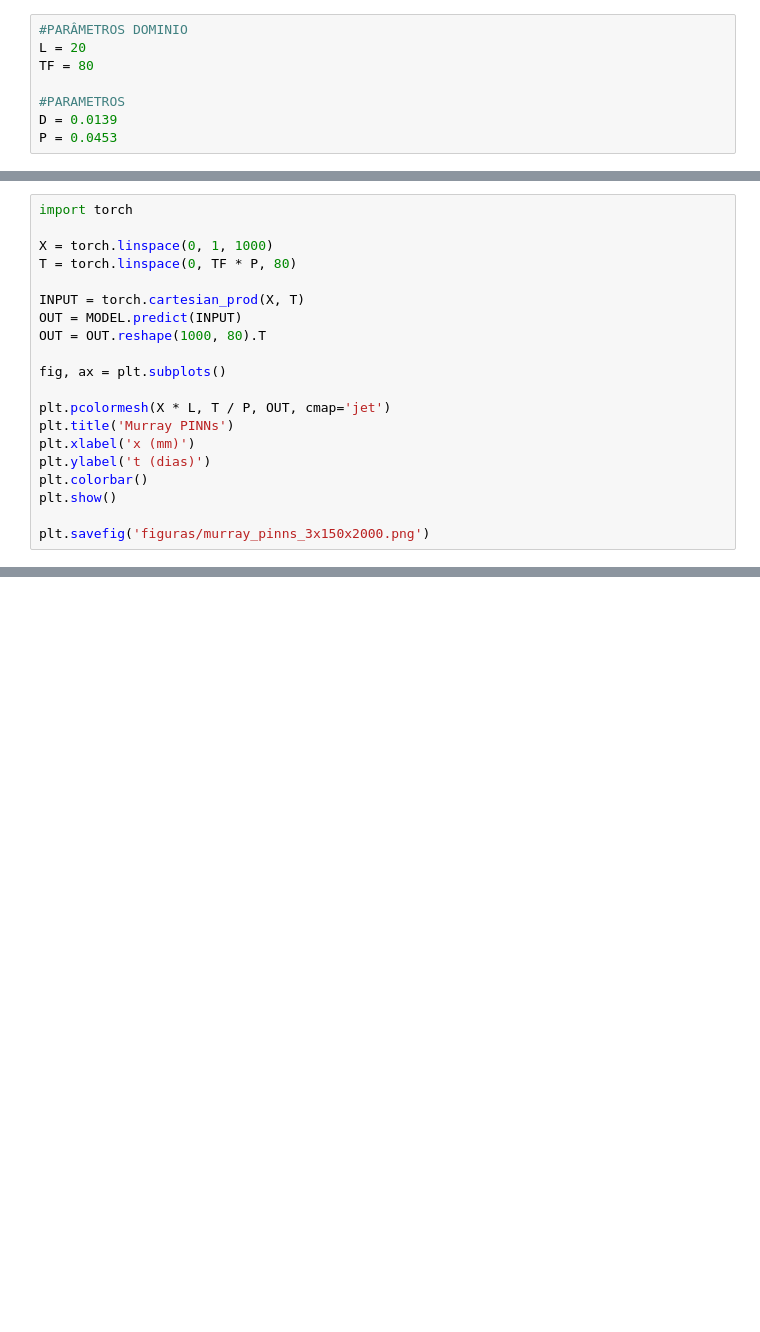
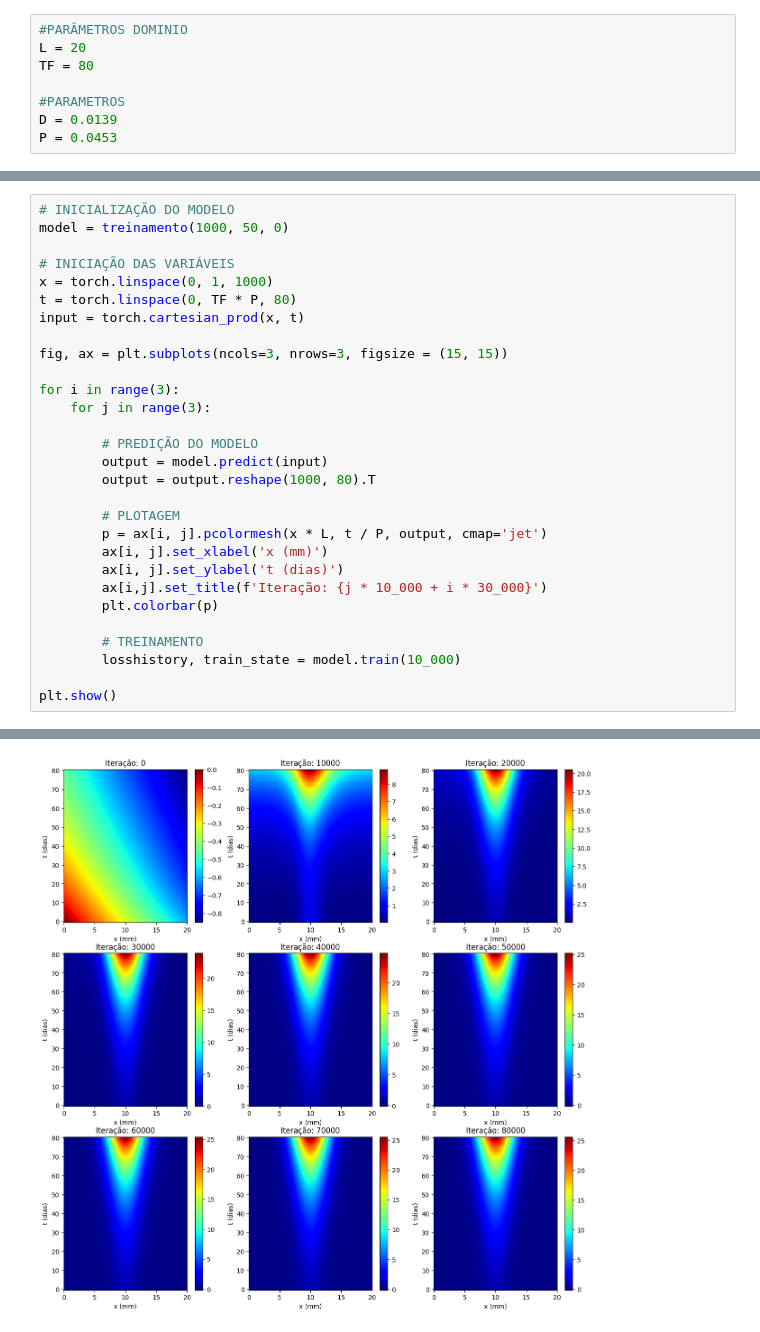
Before and after one commit to LemosHenri/DinamicaTumoral_SCML, a Jupyter notebook: RedesNeurais/PINNs/murray_1d_pinns.ipynb, the cells around one changed output, grey strips where cells are left out. Saved outputs shown, nothing was run; the diff lists cells and outputs as text; blank space fills up the shorter version.

```diff
--- a/RedesNeurais/PINNs/murray_1d_pinns.ipynb
+++ b/RedesNeurais/PINNs/murray_1d_pinns.ipynb
@@ -112,20 +115,30 @@ Step      Train loss                        Test loss                         Te
-# %%
-import torch
-
-X = torch.linspace(0, 1, 1000)
-T = torch.linspace(0, TF * P, 80)
-
-INPUT = torch.cartesian_prod(X, T)
-OUT = MODEL.predict(INPUT)
-OUT = OUT.reshape(1000, 80).T
-
-fig, ax = plt.subplots()
-
-plt.pcolormesh(X * L, T / P, OUT, cmap='jet')
-plt.title('Murray PINNs')
-plt.xlabel('x (mm)')
-plt.ylabel('t (dias)')
-plt.colorbar()
-plt.show()
-
-plt.savefig('figuras/murray_pinns_3x150x2000.png')
+# %%
+# INICIALIZAÇÃO DO MODELO
+model = treinamento(1000, 50, 0)
+
+# INICIAÇÃO DAS VARIÁVEIS
+x = torch.linspace(0, 1, 1000)
+t = torch.linspace(0, TF * P, 80)
+input = torch.cartesian_prod(x, t)
+
+fig, ax = plt.subplots(ncols=3, nrows=3, figsize = (15, 15))
+
+for i in range(3):
+    for j in range(3):
+
+        # PREDIÇÃO DO MODELO
+        output = model.predict(input)
+        output = output.reshape(1000, 80).T
+
+        # PLOTAGEM
+        p = ax[i, j].pcolormesh(x * L, t / P, output, cmap='jet')
+        ax[i, j].set_xlabel('x (mm)')
+        ax[i, j].set_ylabel('t (dias)')
+        ax[i,j].set_title(f'Iteração: {j * 10_000 + i * 30_000}')
+        plt.colorbar(p)
+
+        # TREINAMENTO
+        losshistory, train_state = model.train(10_000)
+
+plt.show()
+# %% [output]
@@ -131,0 +162 @@ plt.savefig('figuras/murray_pinns_3x150x2000.png')
+[figure, added]
```
Also changed, not shown: parts of 11 cells of this notebook.
